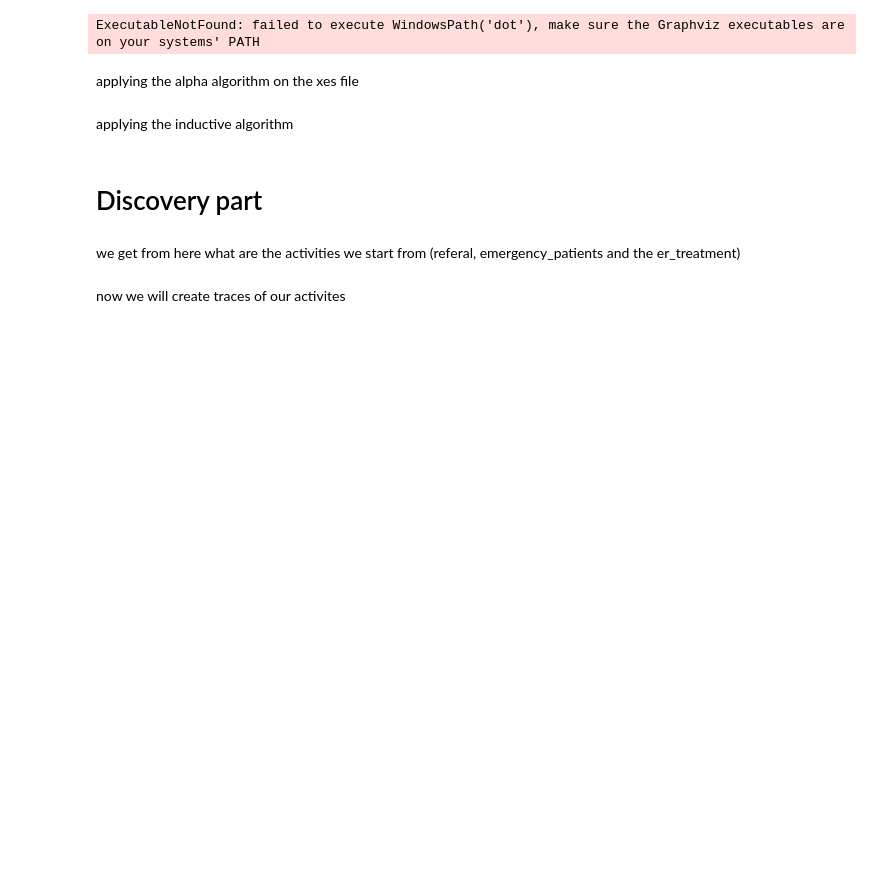
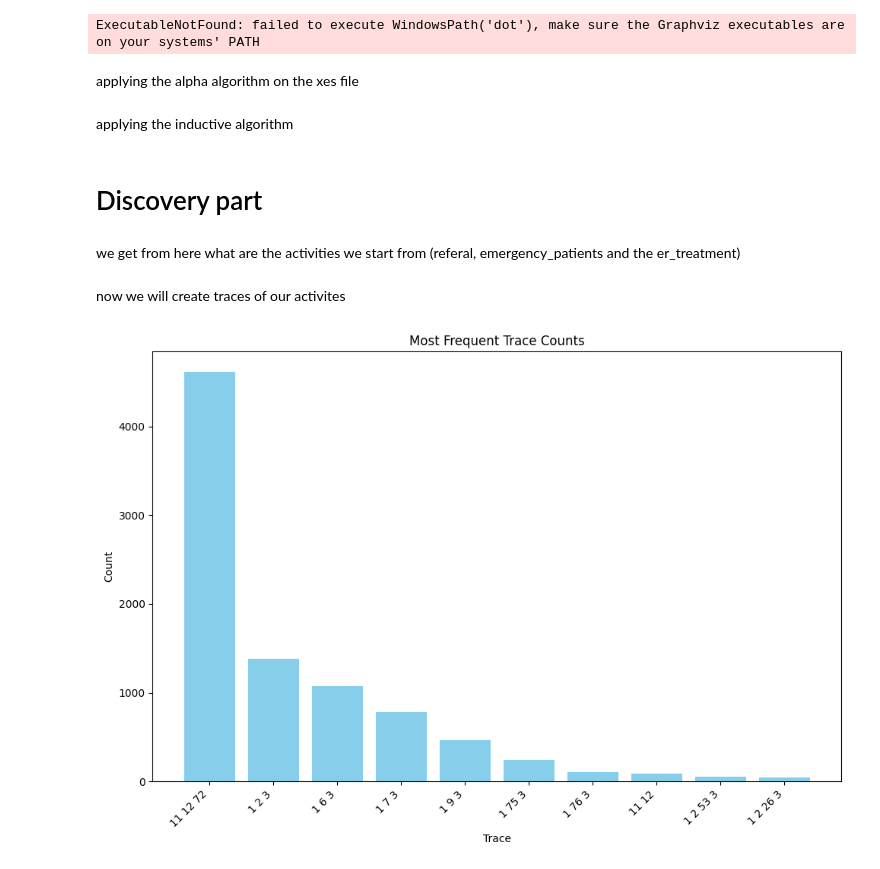
Before and after one commit to Dvir44/MidulProject, a Jupyter notebook: project/Project.ipynb, the cells around one changed output. Saved outputs shown, nothing was run; the diff lists cells and outputs as text; code cells hidden in the pictures; blank space fills up the shorter version.

```diff
--- a/project/Project.ipynb
+++ b/project/Project.ipynb
@@ -319,6 +378,51 @@ trace_counts.to_csv(csv_file_path_trace_counts, index=False)
 # Export case_id and trace to CSV
 traces.columns = ['case_id', 'trace']
 traces.to_csv(csv_file_path_case_traces, index=False)
+# %%
+# Read the trace counts from CSV
+trace_counts = pd.read_csv('trace_counts.csv')
+
+def remove_consecutive_duplicates(trace):
+    numbers = trace.split()
+    result = [numbers[0]]
+    for num in numbers[1:]:
+        if num != result[-1]:
+            result.append(num)
+    return ' '.join(result)
+
+# Apply the function to remove consecutive duplicates
+trace_counts['trace'] = trace_counts['trace'].apply(remove_consecutive_duplicates)
+
+# Group by the trace and sum the counts
+deduplicated_trace_counts = trace_counts.groupby('trace')['count'].sum().reset_index()
+
+# Sort the DataFrame by count in descending order
+deduplicated_trace_counts = deduplicated_trace_counts.sort_values(by='count', ascending=False)
+
+# Export the deduplicated and sorted trace counts to CSV
+csv_file_path_deduplicated = 'trace_counts.csv'
+deduplicated_trace_counts.to_csv(csv_file_path_deduplicated, index=False)
+
+# Select the top 7 most frequent traces
+top_traces = deduplicated_trace_counts.head(10)
+
+# Create a bar chart of the top 7 trace counts
+plt.figure(figsize=(10, 7))
+plt.bar(top_traces['trace'], top_traces['count'], color='skyblue')
+plt.xlabel('Trace')
+plt.ylabel('Count')
+plt.title('Most Frequent Trace Counts')
+plt.xticks(rotation=45, ha='right')  # Rotate x-axis labels for better readability
+plt.tight_layout()  # Adjust layout to make room for rotated x-axis labels
+
+# Save the bar chart to a file
+bar_chart_path = 'top_trace_counts_bar_chart.png'
+plt.savefig(bar_chart_path)
+
+# Display the bar chart
+plt.show()
+# %% [output]
+[figure, added]
 # %%
 print(event_label_to_number)
 # %% [output]
```
Also changed, not shown: parts of 19 cells of this notebook, 8 other files.
